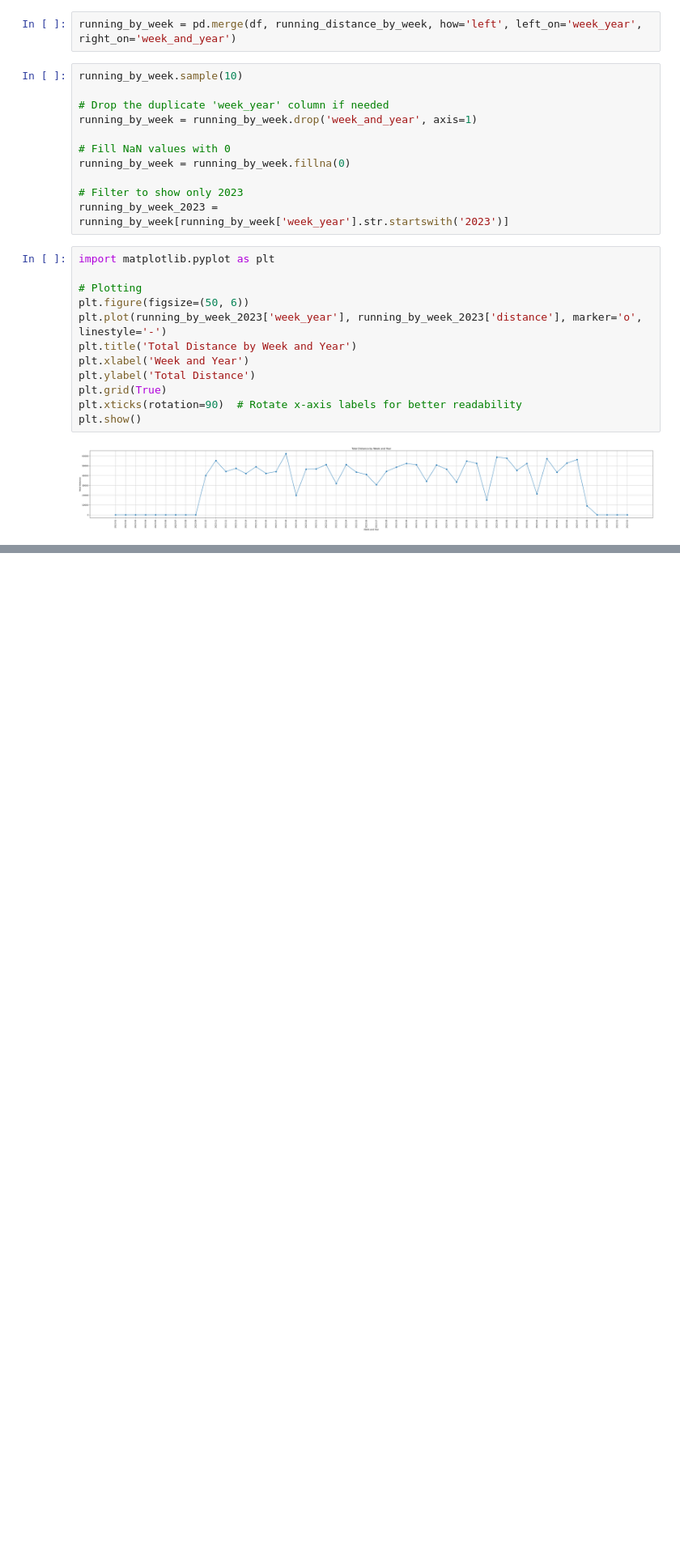
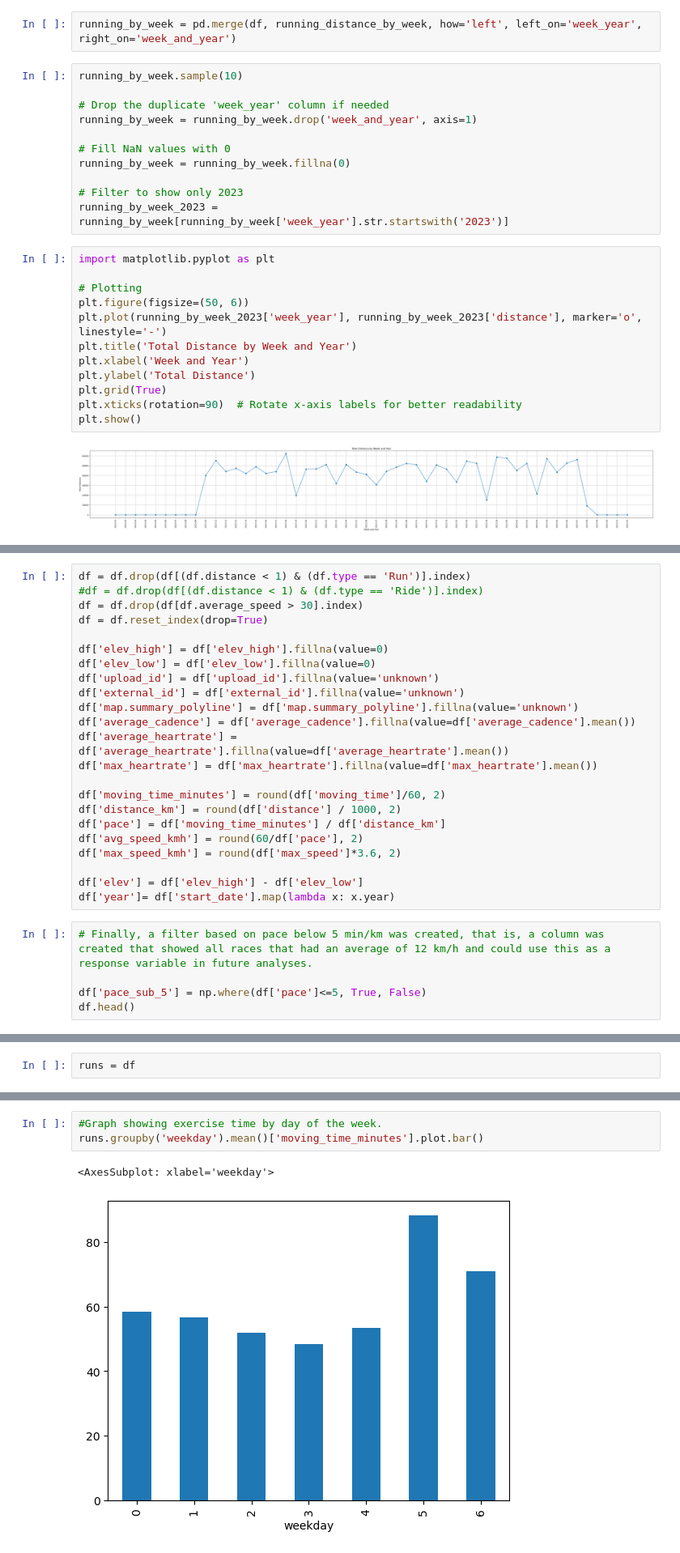
Before and after one commit to elrhmo/strava_analysis, a Jupyter notebook: strava_analysis.ipynb, the cells around one changed output, grey strips where cells are left out. Shown: that part at 81% size. Cells and saved outputs as stored; diff of their text form; blank space fills up the shorter version.

```diff
--- a/strava_analysis.ipynb
+++ b/strava_analysis.ipynb
@@ -235,0 +308,28 @@ plt.show()
+# %%
+df = df.drop(df[(df.distance < 1) & (df.type == 'Run')].index)
+#df = df.drop(df[(df.distance < 1) & (df.type == 'Ride')].index)
+df = df.drop(df[df.average_speed > 30].index)
+df = df.reset_index(drop=True)
+
+df['elev_high'] = df['elev_high'].fillna(value=0)
+df['elev_low'] = df['elev_low'].fillna(value=0)
+df['upload_id'] = df['upload_id'].fillna(value='unknown')
+df['external_id'] = df['external_id'].fillna(value='unknown')
+df['map.summary_polyline'] = df['map.summary_polyline'].fillna(value='unknown')
+df['average_cadence'] = df['average_cadence'].fillna(value=df['average_cadence'].mean())
+df['average_heartrate'] = df['average_heartrate'].fillna(value=df['average_heartrate'].mean())
+df['max_heartrate'] = df['max_heartrate'].fillna(value=df['max_heartrate'].mean())
+
+df['moving_time_minutes'] = round(df['moving_time']/60, 2)
+df['distance_km'] = round(df['distance'] / 1000, 2)
+df['pace'] = df['moving_time_minutes'] / df['distance_km']
+df['avg_speed_kmh'] = round(60/df['pace'], 2)
+df['max_speed_kmh'] = round(df['max_speed']*3.6, 2)
+
+df['elev'] = df['elev_high'] - df['elev_low']
+df['year']= df['start_date'].map(lambda x: x.year)
+# %%
+# Finally, a filter based on pace below 5 min/km was created, that is, a column was created that showed all races that had an average of 12 km/h and could use this as a response variable in future analyses.
+
+df['pace_sub_5'] = np.where(df['pace']<=5, True, False)
+df.head()
@@ -235,0 +365,2 @@ plt.show()
+# %%
+runs = df
@@ -235,0 +369,6 @@ plt.show()
+# %%
+#Graph showing exercise time by day of the week.
+runs.groupby('weekday').mean()['moving_time_minutes'].plot.bar()
+# %% [output]
+<AxesSubplot: xlabel='weekday'>
+[figure, added]
```
Also changed, not shown: parts of 15 cells of this notebook.
